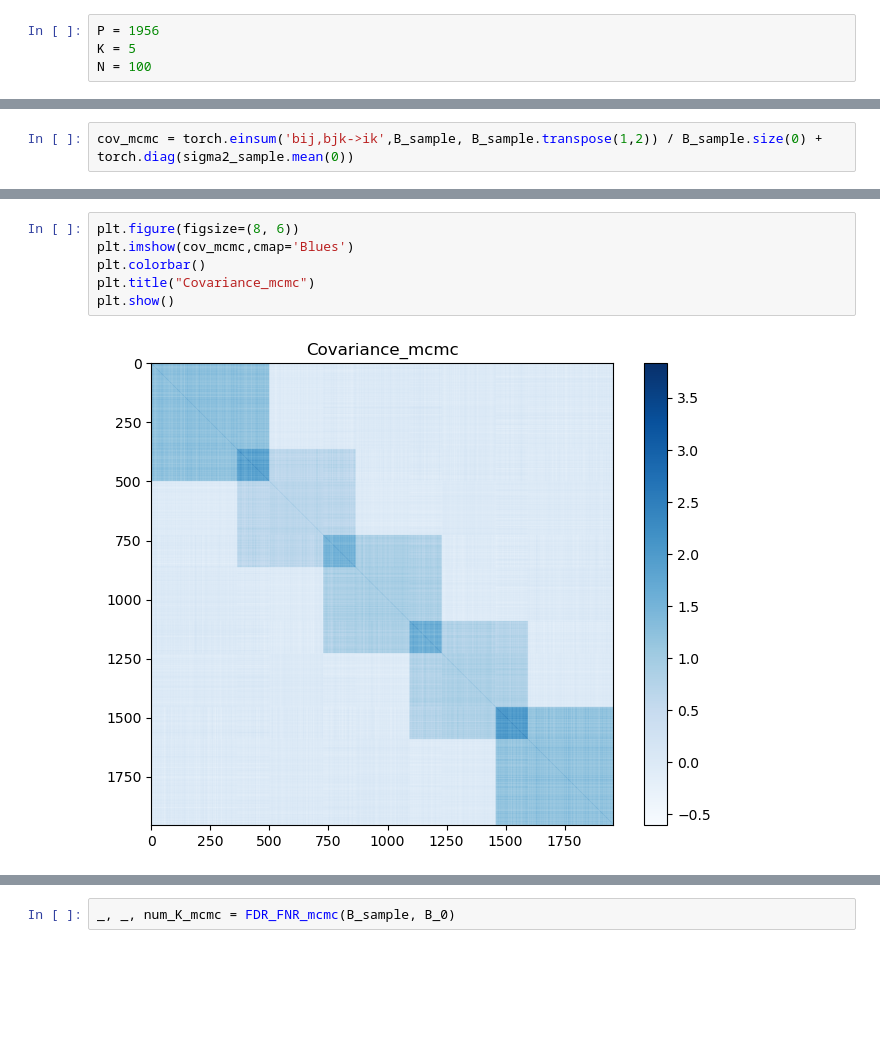
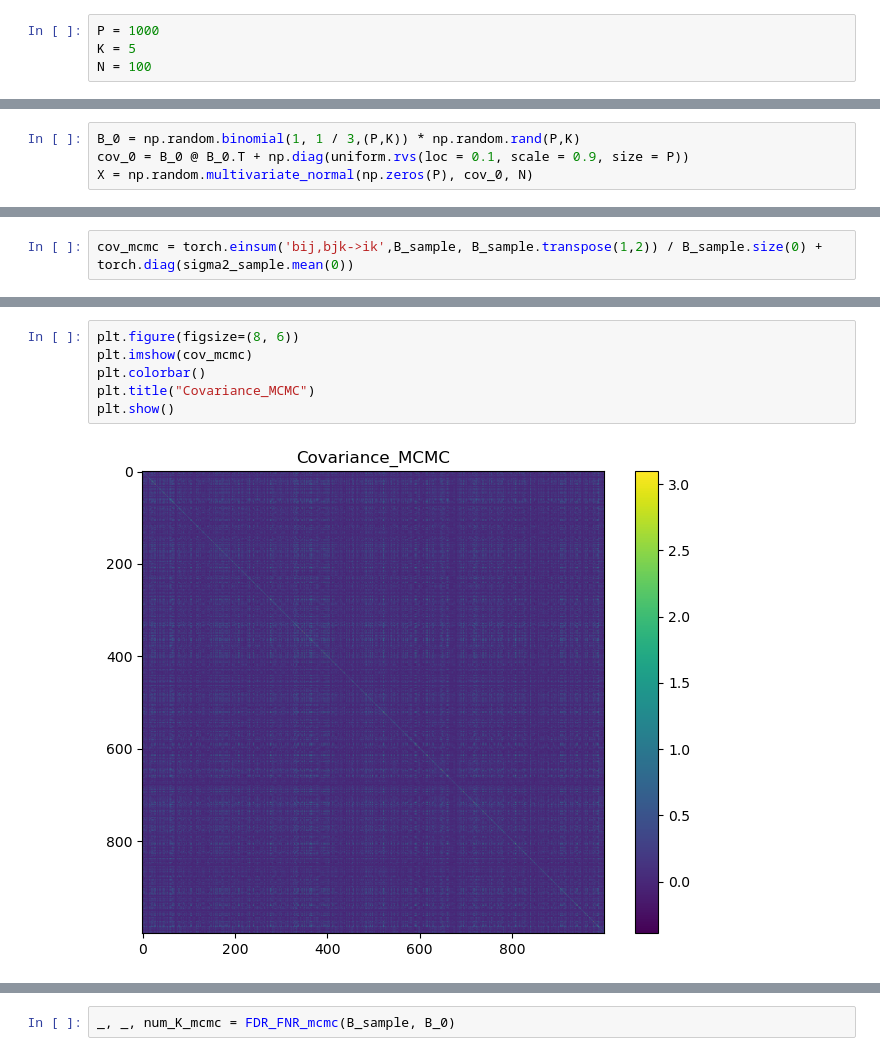
Before and after one commit to kexiongwen/Bayes_Factor_Model, a Jupyter notebook: Synthetic_Example2.ipynb, the cells around one changed output, grey strips where cells are left out. Cells and saved outputs as stored; diff of their text form; blank space fills up the shorter version.

```diff
--- a/Synthetic_Example2.ipynb
+++ b/Synthetic_Example2.ipynb
@@ -10,6 +11,6 @@ from BFM.utils import FDR_FNR_mcmc, FDR_FNR_VI, FDR_FNR_COV, ESS
 # %%
 device1 = torch.device("cuda:0" if torch.cuda.is_available() else "cpu")
 # %%
-P = 1956
+P = 1000
 K = 5
 N = 100
@@ -30,2 +17,6 @@ X = np.random.multivariate_normal(np.zeros(P), cov_0, N)
+# %%
+B_0 = np.random.binomial(1, 1 / 3,(P,K)) * np.random.rand(P,K)
+cov_0 = B_0 @ B_0.T + np.diag(uniform.rvs(loc = 0.1, scale = 0.9, size = P))
+X = np.random.multivariate_normal(np.zeros(P), cov_0, N)
 # %%
 plt.figure(figsize=(8, 6))
@@ -54,11 +45,11 @@ plt.show()
 # %%
 plt.figure(figsize=(8, 6))
-plt.imshow(cov_mcmc,cmap='Blues')
+plt.imshow(cov_mcmc)
 plt.colorbar()
-plt.title("Covariance_mcmc")
+plt.title("Covariance_MCMC")
 plt.show()
 # %% [output]
-[figure, old version]
+[figure, new version]
 # %%
 B_mean = B_sample.mean(0)
 plt.plot(torch.norm(B_mean, dim = 0).numpy())
```
Also changed, not shown: parts of 18 cells of this notebook, 18 other files.
